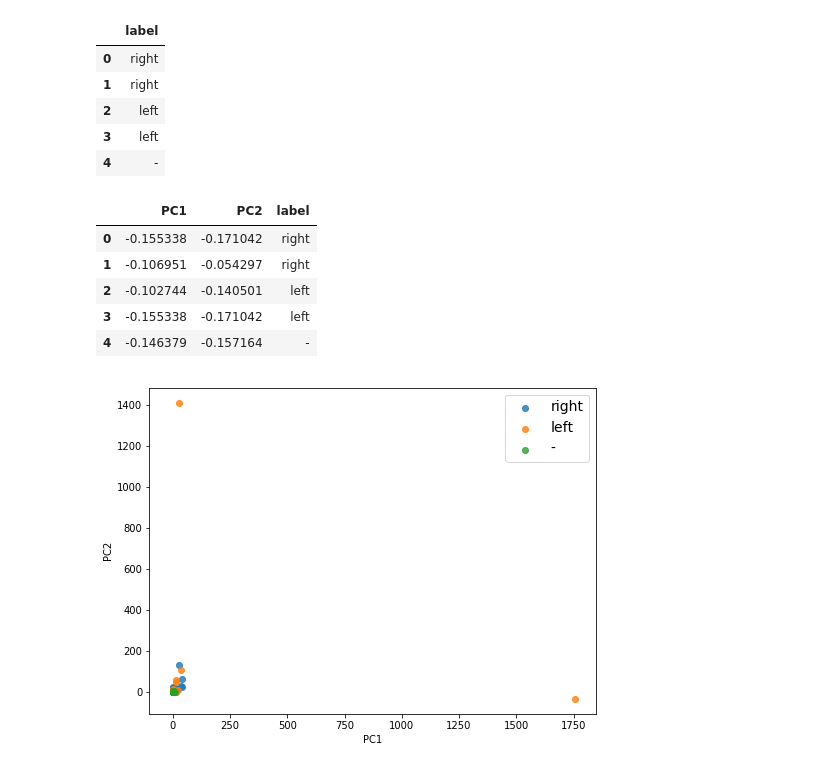
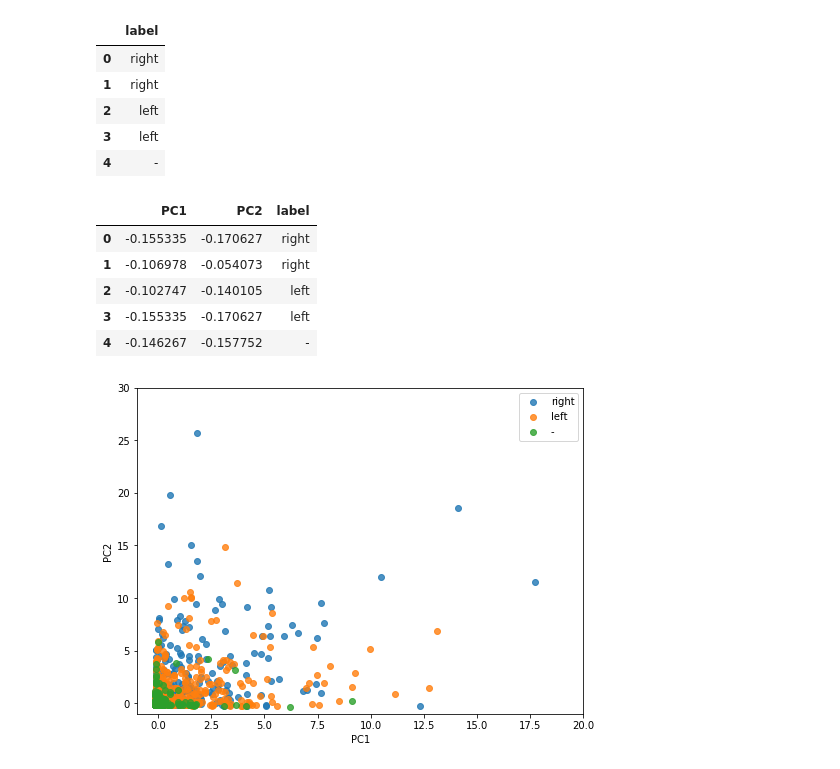
Before and after one commit to davidkml/pgm-polarity, a Jupyter notebook: graph-vis.ipynb, the cells around one changed output. Drawn from its saved outputs; the diff is of its cells as text; code cells hidden in the pictures.

```diff
--- a/graph-vis.ipynb
+++ b/graph-vis.ipynb
@@ -203,7 +192,7 @@ norm_tags.head()
 5 rows × 8137 columns
 # %%
 # Perform PCA
-pca = PCA(n_components=2)
+pca = TruncatedSVD(n_components=2)
 principal_tags = pd.DataFrame(data=pca.fit_transform(norm_tags), columns=["PC1", "PC2"])
 # %%
 principal_tags.head()
@@ -226,28 +215,30 @@ label.head()
 | 3 | left |
 | 4 | - |
 # %%
-principal_tags = pd.concat([principal_tags, label], axis=1)
-principal_tags.head()
+principal_tags_full = pd.concat([principal_tags, label], axis=1)
+principal_tags_full.head()
 # %% [output]
 |  | PC1 | PC2 | label |
-| 0 | -0.155338 | -0.171042 | right |
-| 1 | -0.106951 | -0.054297 | right |
-| 2 | -0.102744 | -0.140501 | left |
-| 3 | -0.155338 | -0.171042 | left |
-| 4 | -0.146379 | -0.157164 | - |
+| 0 | -0.155335 | -0.170627 | right |
+| 1 | -0.106978 | -0.054073 | right |
+| 2 | -0.102747 | -0.140105 | left |
+| 3 | -0.155335 | -0.170627 | left |
+| 4 | -0.146267 | -0.157752 | - |
 # %%
 # plot with given labels
 fig = plt.figure(figsize=(8,6))
 ax = fig.gca()
 ax.set_xlabel('PC1')
 ax.set_ylabel('PC2')
-l = principal_tags["label"]
+l = principal_tags_full["label"]
 label_list = l.unique()
 for target in label_list:
     target_indices = (l == target)
-    ax.scatter(principal_tags.loc[target_indices, 'PC1']
-              , principal_tags.loc[target_indices, 'PC2']
+    ax.scatter(principal_tags_full.loc[target_indices, 'PC1']
+              , principal_tags_full.loc[target_indices, 'PC2']
               , alpha=0.8)
     ax.legend(label_list, loc='best')
+    ax.set_xlim(-1,20)
+    ax.set_ylim(-1,30)
 # %% [output]
-[figure, old version]
+[figure, new version]
```
Also changed, not shown: parts of 6 cells of this notebook.
